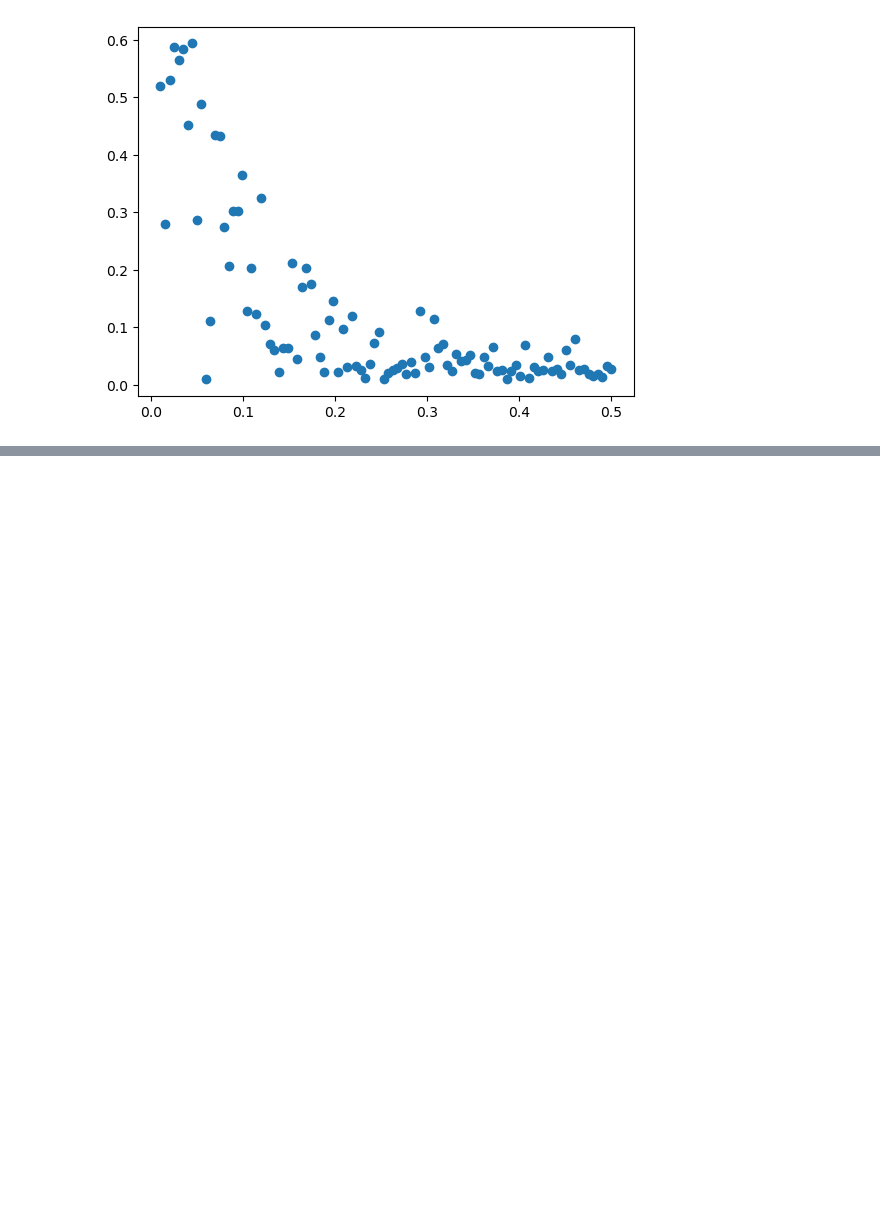
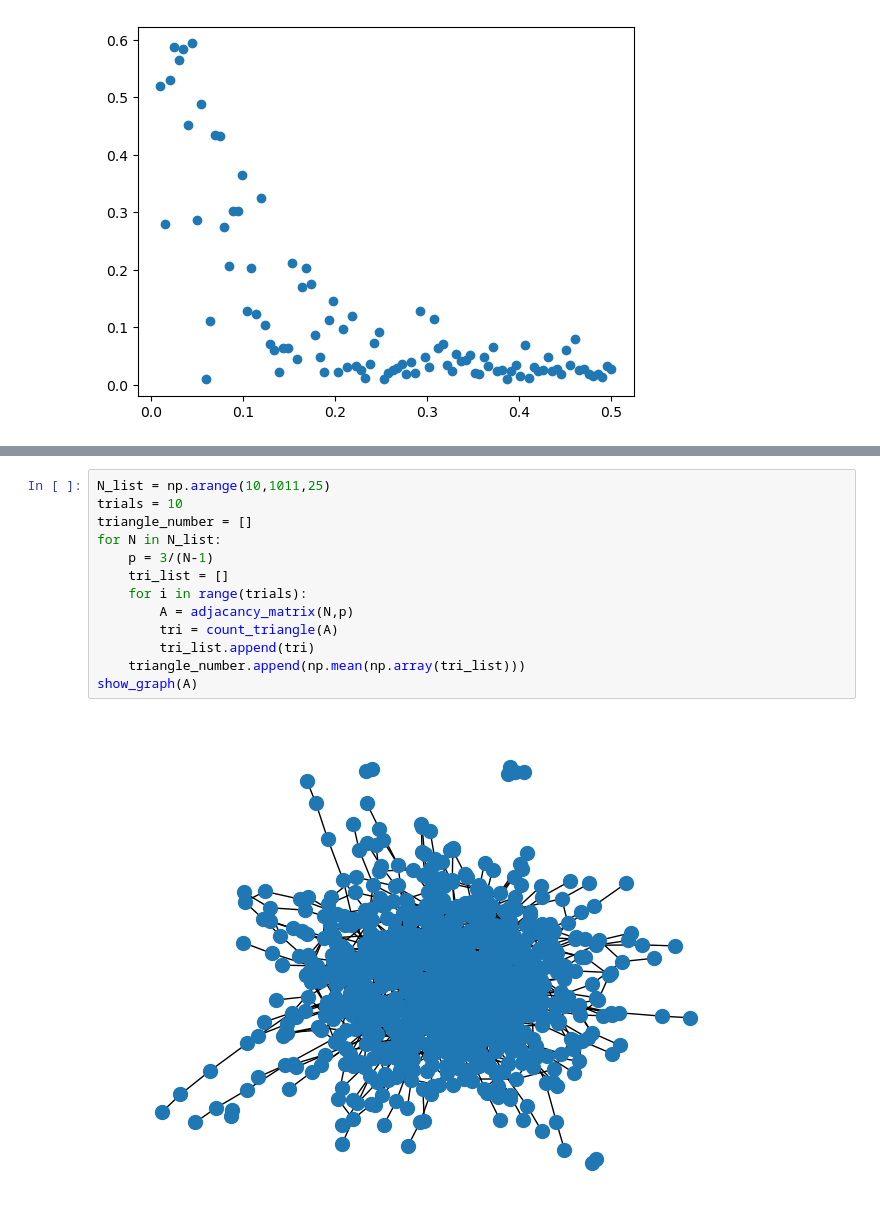
Before and after one commit to SSBNS/Complex_physics_SSBNS, a Jupyter notebook: Exercises.ipynb, the cells around one changed output, grey strips where cells are left out. Drawn from its saved outputs; the diff is of its cells as text; blank space fills up the shorter version.

```diff
--- a/Exercises.ipynb
+++ b/Exercises.ipynb
@@ -666,0 +755,15 @@ for p in proc:
+# %%
+N_list = np.arange(10,1011,25)
+trials = 10
+triangle_number = []
+for N in N_list:
+    p = 3/(N-1)
+    tri_list = []
+    for i in range(trials):
+        A = adjacancy_matrix(N,p)
+        tri = count_triangle(A)
+        tri_list.append(tri)
+    triangle_number.append(np.mean(np.array(tri_list)))
+show_graph(A)
+# %% [output]
+[figure, added]
```
Also changed, not shown: parts of 9 cells of this notebook, 1 other file.
